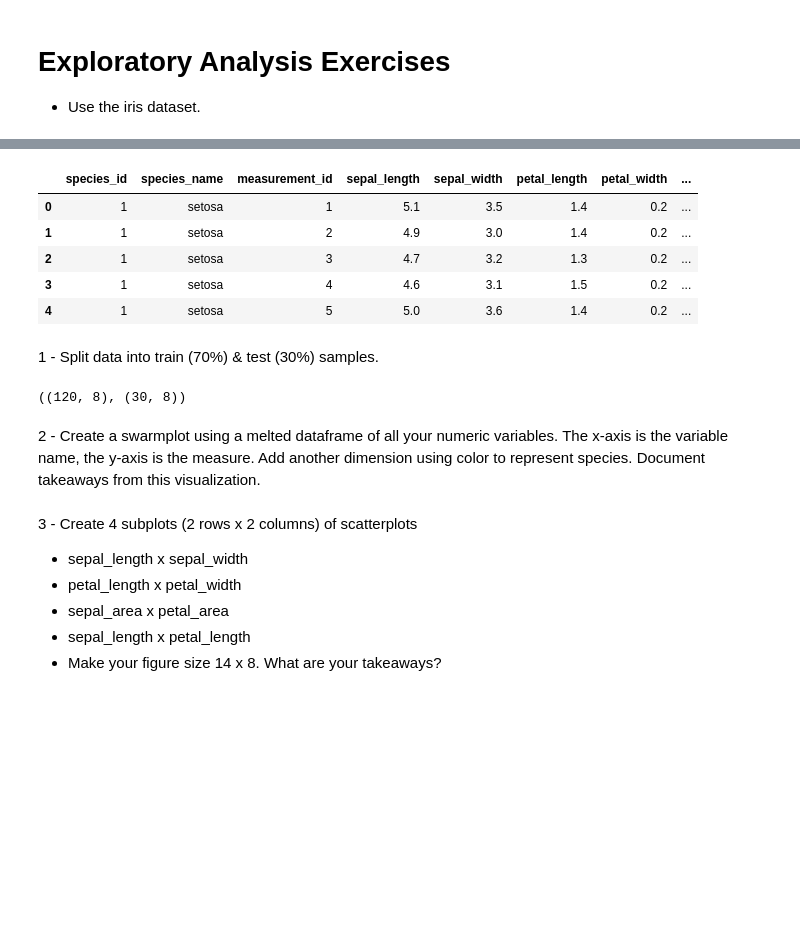
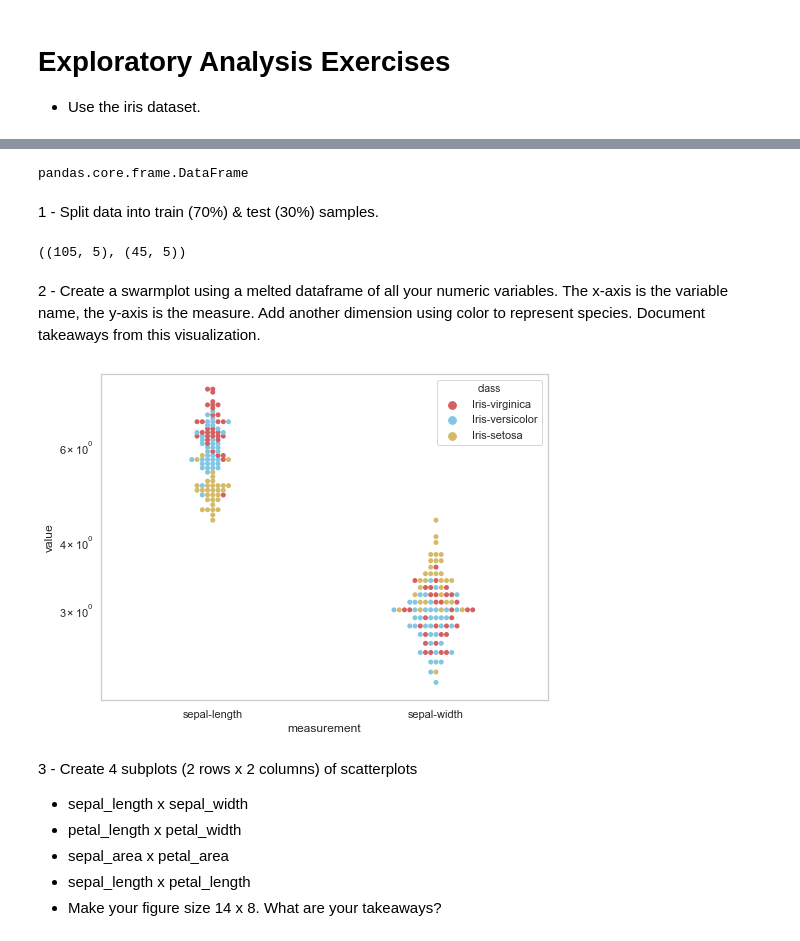
Before and after one commit to radam-herman/ds-methodologies-exercises, a Jupyter notebook: classification/classification_exercises.ipynb, the cells around one changed output, grey strips where cells are left out. Cells and saved outputs as stored; diff of their text form; code cells hidden in the pictures; blank space fills up the shorter version.

```diff
--- a/classification/classification_exercises.ipynb
+++ b/classification/classification_exercises.ipynb
@@ -471,0 +488,7 @@ df = get_iris_data()
+# %%
+import pandas as pd
+
+# Load dataset
+url = "https://raw.githubusercontent.com/jbrownlee/Datasets/master/iris.csv"
+names = ['sepal-length', 'sepal-width', 'petal-length', 'petal-width', 'class']
+dataset = pd.read_csv(url, names=names)
@@ -472,12 +505,9 @@ df = get_iris_data()
 # %%
-df.head()
+df = dataset
-# %% [output]
-|  | species_id | species_name | measurement_id | sepal_length | sepal_width | petal_length | petal_width | ... |
-| 0 | 1 | setosa | 1 | 5.1 | 3.5 | 1.4 | 0.2 | ... |
-| 1 | 1 | setosa | 2 | 4.9 | 3.0 | 1.4 | 0.2 | ... |
-| 2 | 1 | setosa | 3 | 4.7 | 3.2 | 1.3 | 0.2 | ... |
-| 3 | 1 | setosa | 4 | 4.6 | 3.1 | 1.5 | 0.2 | ... |
-| 4 | 1 | setosa | 5 | 5.0 | 3.6 | 1.4 | 0.2 | ... |
+# %%
+type(df)
+# %% [output]
+pandas.core.frame.DataFrame
 # %% [markdown]
 1 - Split data into train (70%) & test (30%) samples.
 # %%
@@ -484,9 +515,25 @@ df.head()
 train, test = prepare.split_data(df)
 # %%
 train.shape, test.shape
+# a .8 split ((120, 8), (30, 8))
 # %% [output]
-((120, 8), (30, 8))
+((105, 5), (45, 5))
 # %% [markdown]
 2 - Create a swarmplot using a melted dataframe of all your numeric variables.
 The x-axis is the variable name, the y-axis is the measure. Add another dimension
 using color to represent species. Document takeaways from this visualization.
+# %%
+sns.set(style="whitegrid", palette="muted")
+
+# "Melt" the dataset to "long-form" representation
+df_melt = pd.melt(train[['sepal-length','sepal-width','class']], "class", var_name="measurement")
+
+plt.figure(figsize=(8,6))
+# Draw a categorical scatterplot to show each observation
+p = sns.swarmplot(x="measurement", y="value", hue="class",
+              palette=["r", "c", "y"], data=df_melt)
+p.set(yscale="log")
+
+plt.show()
+# %% [output]
+[figure, added]
```
Also changed, not shown: parts of 8 cells of this notebook, 2 other files.
